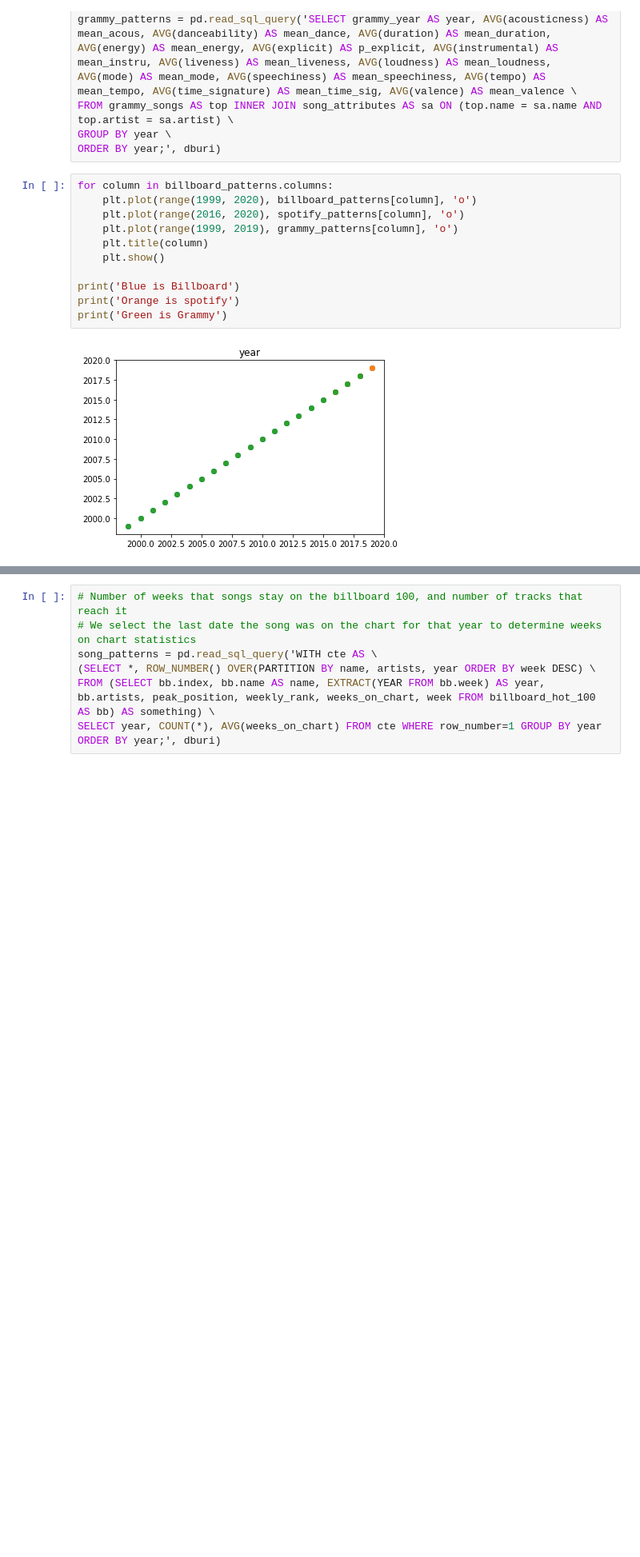
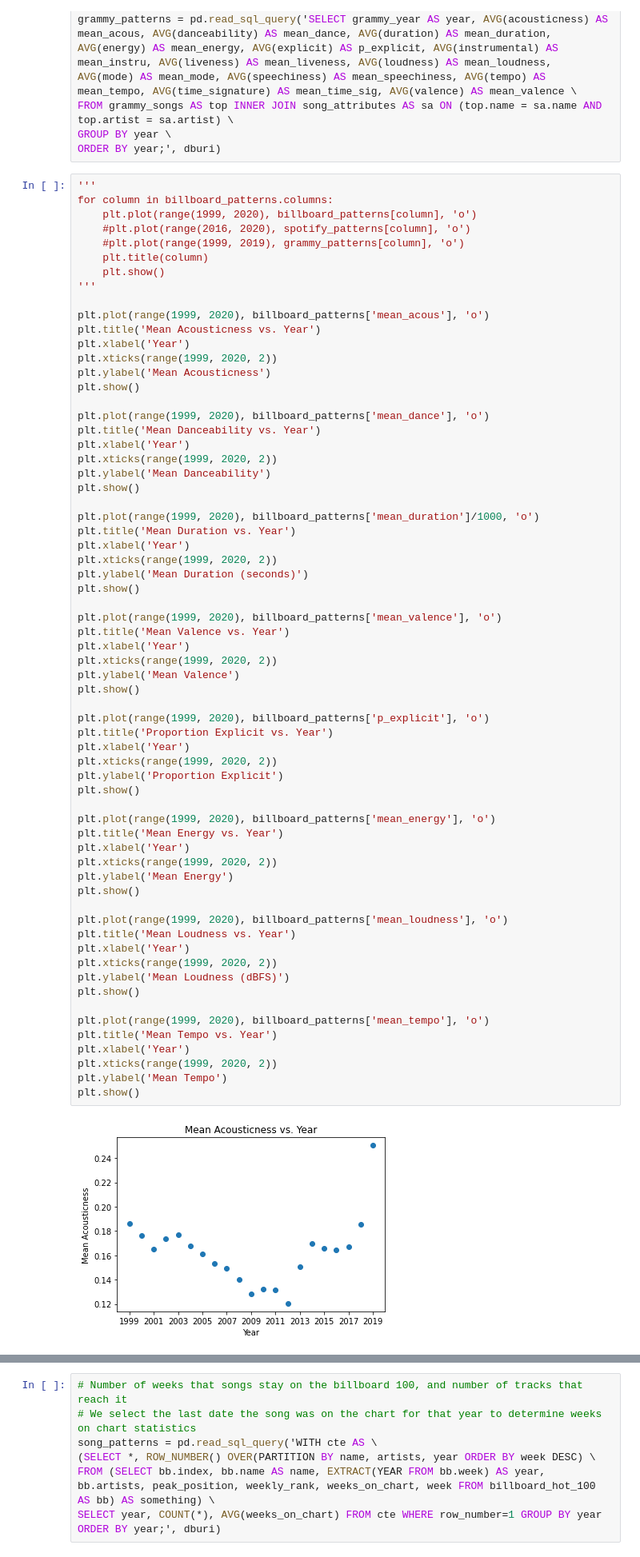
Before and after one commit to cadecrandall/csci403-project, a Jupyter notebook: colin_notebook.ipynb, the cells around one changed output, grey strips where cells are left out. Shown at 80% size. Drawn from its saved outputs; the diff is of its cells as text; blank space fills up the shorter version.

Commit message:
Finalize Graphs

```diff
--- a/colin_notebook.ipynb
+++ b/colin_notebook.ipynb
@@ -245,15 +245,69 @@ FROM grammy_songs AS top INNER JOIN song_attributes AS sa ON (top.name = sa.name
 GROUP BY year \
 ORDER BY year;', dburi)
 # %%
+'''
 for column in billboard_patterns.columns:
     plt.plot(range(1999, 2020), billboard_patterns[column], 'o')
-    plt.plot(range(2016, 2020), spotify_patterns[column], 'o')
-    plt.plot(range(1999, 2019), grammy_patterns[column], 'o')
+    #plt.plot(range(2016, 2020), spotify_patterns[column], 'o')
+    #plt.plot(range(1999, 2019), grammy_patterns[column], 'o')
     plt.title(column)
     plt.show()
+'''
 
-print('Blue is Billboard')
-print('Orange is spotify')
-print('Green is Grammy')
+plt.plot(range(1999, 2020), billboard_patterns['mean_acous'], 'o')
+plt.title('Mean Acousticness vs. Year')
+plt.xlabel('Year')
+plt.xticks(range(1999, 2020, 2))
+plt.ylabel('Mean Acousticness')
+plt.show()
+
+plt.plot(range(1999, 2020), billboard_patterns['mean_dance'], 'o')
+plt.title('Mean Danceability vs. Year')
+plt.xlabel('Year')
+plt.xticks(range(1999, 2020, 2))
+plt.ylabel('Mean Danceability')
+plt.show()
+
+plt.plot(range(1999, 2020), billboard_patterns['mean_duration']/1000, 'o')
+plt.title('Mean Duration vs. Year')
+plt.xlabel('Year')
+plt.xticks(range(1999, 2020, 2))
+plt.ylabel('Mean Duration (seconds)')
+plt.show()
+
+plt.plot(range(1999, 2020), billboard_patterns['mean_valence'], 'o')
+plt.title('Mean Valence vs. Year')
+plt.xlabel('Year')
+plt.xticks(range(1999, 2020, 2))
+plt.ylabel('Mean Valence')
+plt.show()
+
+plt.plot(range(1999, 2020), billboard_patterns['p_explicit'], 'o')
+plt.title('Proportion Explicit vs. Year')
+plt.xlabel('Year')
+plt.xticks(range(1999, 2020, 2))
+plt.ylabel('Proportion Explicit')
+plt.show()
+
+plt.plot(range(1999, 2020), billboard_patterns['mean_energy'], 'o')
+plt.title('Mean Energy vs. Year')
+plt.xlabel('Year')
+plt.xticks(range(1999, 2020, 2))
+plt.ylabel('Mean Energy')
+plt.show()
+
+plt.plot(range(1999, 2020), billboard_patterns['mean_loudness'], 'o')
+plt.title('Mean Loudness vs. Year')
+plt.xlabel('Year')
+plt.xticks(range(1999, 2020, 2))
+plt.ylabel('Mean Loudness (dBFS)')
+plt.show()
+
+plt.plot(range(1999, 2020), billboard_patterns['mean_tempo'], 'o')
+plt.title('Mean Tempo vs. Year')
+plt.xlabel('Year')
+plt.xticks(range(1999, 2020, 2))
+plt.ylabel('Mean Tempo')
+plt.show()
 # %% [output]
-[figure, old version]
+[figure, new version]
```
Also changed, not shown: parts of 3 cells of this notebook.
